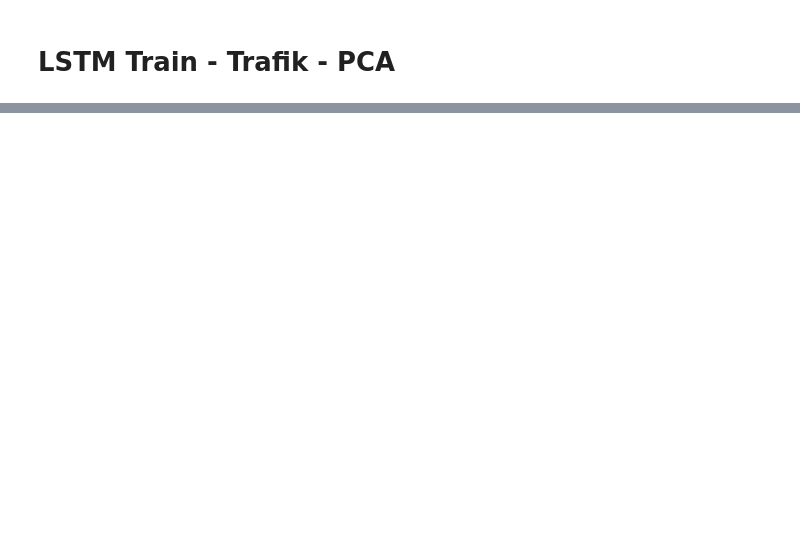
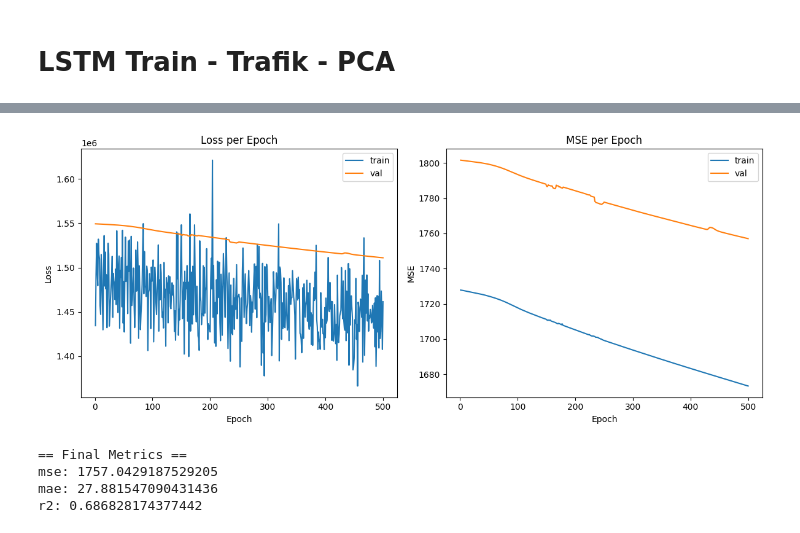
Before and after one commit to nK3406/MLProject_570, a Jupyter notebook: notebooks/trains/lstm_train_trafik_pca.ipynb, the cells around one changed output, grey strips where cells are left out. Drawn from its saved outputs; the diff is of its cells as text; code cells hidden in the pictures; blank space fills up the shorter version.

Commit message:
modellerin ve trainlerin tamamlanması

```diff
--- a/notebooks/trains/lstm_train_trafik_pca.ipynb
+++ b/notebooks/trains/lstm_train_trafik_pca.ipynb
@@ -10,19 +10,20 @@ from src.utils.dataset import TrafficDataset
 from src.utils.model import TrafficPredictor
 from torch.utils.data import DataLoader, random_split
 # %%
-DATASET_PATH = config.DATA_INTERIM
-df = pd.read_parquet(DATASET_PATH / 'data.parquet')
+DATASET_PATH = config.DATA_INTERIM.joinpath('data.parquet')
+df = pd.read_parquet(DATASET_PATH)
 df = df.fillna(0)
 X_STEP, Y_STEP = 2, 1
 data_array = df.values
 # %%
-PCA_COMPONENTS = 5
+PCA_COMPONENTS = 10
 dataset = TrafficDataset(data_array, X_STEP, Y_STEP, pca_components=PCA_COMPONENTS)
 train_len = int(len(dataset) * 0.8)
 val_len = len(dataset) - train_len
 train_ds, val_ds = random_split(dataset, [train_len, val_len])
-train_loader = DataLoader(train_ds, batch_size=10, shuffle=True, num_workers=8)
-val_loader = DataLoader(val_ds, batch_size=10, num_workers=8)
+train_loader = DataLoader(train_ds, batch_size=50, shuffle=True, num_workers=8)
+val_loader = DataLoader(val_ds, batch_size=50, num_workers=8)
 predictor = TrafficPredictor('lstm', dataset.sensors, X_STEP, Y_STEP, pca_model=dataset.pca if True else None)
-predictor.train(train_loader, val_loader, epochs=10, save_path=config.PROJECT_ROOT.joinpath('models/lstm_trafik_pca.pt'), save_optimizer=True)
+predictor.train(train_loader, val_loader, epochs=500, save_path=config.PROJECT_ROOT.joinpath('models/lstm_trafik_pca.pt'), save_optimizer=True)
 predictor.show()
+# %% [output]
@@ -28,0 +47,5 @@ predictor.show()
+[figure, added]
+== Final Metrics ==
+mse: 1757.0429187529205
+mae: 27.881547090431436
+r2: 0.686828174377442
```
Also changed, not shown: parts of 1 cell of this notebook, 15 other files.
